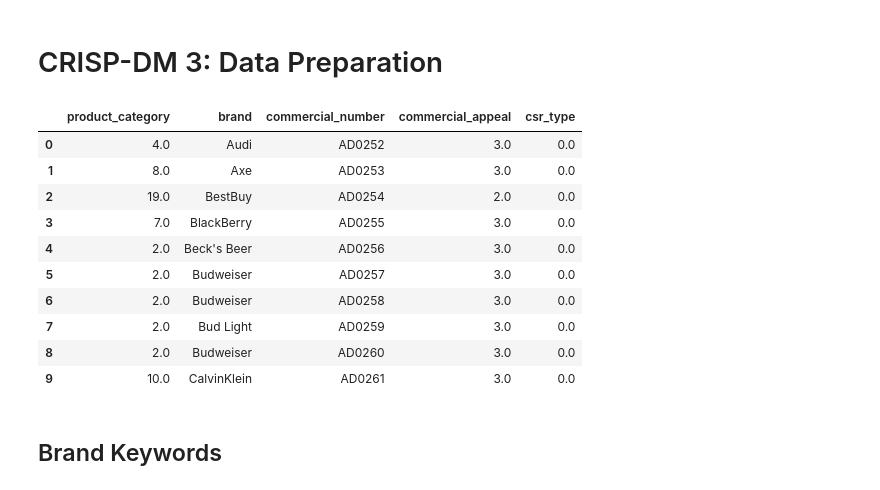
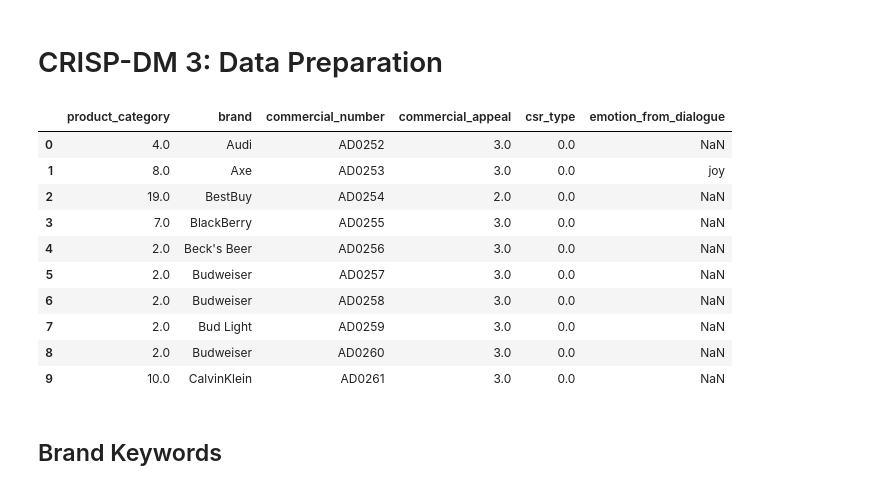
Before and after one commit to NilsLeo/Commercial-Brand-Differentiating-Message-Analysis, a Jupyter notebook: app/3-5 Data Preparation, Modeling, Evaluation.ipynb, the cells around one changed output. Cells and saved outputs as stored; diff of their text form; code cells hidden in the pictures.

```diff
--- a/app/3-5 Data Preparation, Modeling, Evaluation.ipynb
+++ b/app/3-5 Data Preparation, Modeling, Evaluation.ipynb
@@ -89,24 +89,24 @@ if not BASELINE_CHECKPOINT:
 # %%
 if not BASELINE_CHECKPOINT:
 
 
     ad_df = pd.read_excel('data.xlsx')
-    ad_df = ad_df[['cont_primary_product_type', 'BRAND', 'AdNumber', 'cont_com_appeal', 'cont_csr_type']]
-    ad_df.rename(columns={'cont_primary_product_type': 'product_category', 'BRAND': 'brand', 'AdNumber': 'commercial_number', 'cont_com_appeal': 'commercial_appeal', 'cont_csr_type': 'csr_type'}, inplace=True)
+    ad_df = ad_df[['cont_primary_product_type', 'BRAND', 'AdNumber', 'cont_com_appeal', 'cont_csr_type', 'Emotion_from_Dialogue']]
+    ad_df.rename(columns={'cont_primary_product_type': 'product_category', 'BRAND': 'brand', 'AdNumber': 'commercial_number', 'cont_com_appeal': 'commercial_appeal', 'cont_csr_type': 'csr_type', 'Emotion_from_Dialogue': 'emotion_from_dialogue'}, inplace=True)
     ad_df.head(10)
     display(ad_df.head(10))
 # %% [output]
-|  | product_category | brand | commercial_number | commercial_appeal | csr_type |
-| 0 | 4.0 | Audi | AD0252 | 3.0 | 0.0 |
-| 1 | 8.0 | Axe | AD0253 | 3.0 | 0.0 |
-| 2 | 19.0 | BestBuy | AD0254 | 2.0 | 0.0 |
-| 3 | 7.0 | BlackBerry | AD0255 | 3.0 | 0.0 |
-| 4 | 2.0 | Beck's Beer | AD0256 | 3.0 | 0.0 |
-| 5 | 2.0 | Budweiser | AD0257 | 3.0 | 0.0 |
-| 6 | 2.0 | Budweiser | AD0258 | 3.0 | 0.0 |
-| 7 | 2.0 | Bud Light | AD0259 | 3.0 | 0.0 |
-| 8 | 2.0 | Budweiser | AD0260 | 3.0 | 0.0 |
-| 9 | 10.0 | CalvinKlein | AD0261 | 3.0 | 0.0 |
+|  | product_category | brand | commercial_number | commercial_appeal | csr_type | emotion_from_dialogue |
+| 0 | 4.0 | Audi | AD0252 | 3.0 | 0.0 | NaN |
+| 1 | 8.0 | Axe | AD0253 | 3.0 | 0.0 | joy |
+| 2 | 19.0 | BestBuy | AD0254 | 2.0 | 0.0 | NaN |
+| 3 | 7.0 | BlackBerry | AD0255 | 3.0 | 0.0 | NaN |
+| 4 | 2.0 | Beck's Beer | AD0256 | 3.0 | 0.0 | NaN |
+| 5 | 2.0 | Budweiser | AD0257 | 3.0 | 0.0 | NaN |
+| 6 | 2.0 | Budweiser | AD0258 | 3.0 | 0.0 | NaN |
+| 7 | 2.0 | Bud Light | AD0259 | 3.0 | 0.0 | NaN |
+| 8 | 2.0 | Budweiser | AD0260 | 3.0 | 0.0 | NaN |
+| 9 | 10.0 | CalvinKlein | AD0261 | 3.0 | 0.0 | NaN |
 # %% [markdown]
 ## Brand Keywords
 # %%
```
Also changed, not shown: parts of 2 cells of this notebook.
